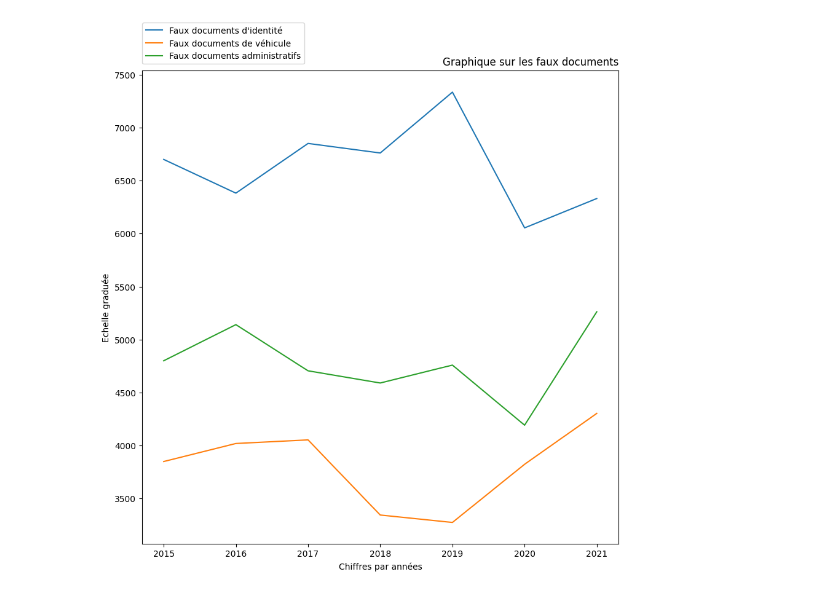
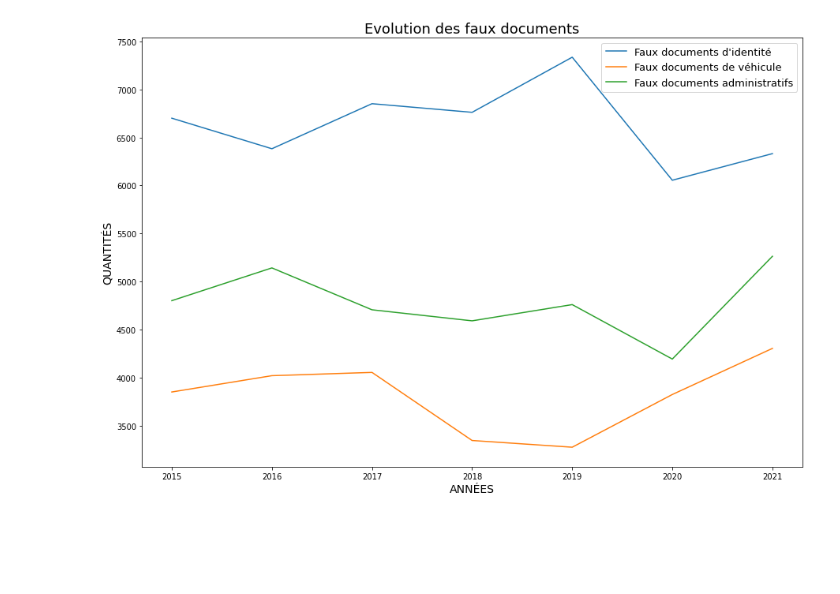
Before and after one commit to SandRatiaray/openData, a Jupyter notebook: faux_documents.ipynb, the cells around one changed output. Drawn from its saved outputs; the diff is of its cells as text; code cells hidden in the pictures; blank space fills up the shorter version.

```diff
--- a/faux_documents.ipynb
+++ b/faux_documents.ipynb
@@ -75,20 +75,20 @@ values_81 = [df_81_2021.sum(), df_81_2020.sum(), df_81_2019.sum(), df_81_2018.su
 values_82 = [df_82_2021.sum(), df_82_2020.sum(), df_82_2019.sum(), df_82_2018.sum(), df_82_2017.sum(), df_82_2016.sum(), df_82_2015.sum()]
 other = dfObj['Label']
 # %%
-plt.figure(figsize = (10, 10))
+#plt.figure(figsize = (10, 10))
 
 plt.plot(labels, values_80, label = dfObj['Label'][0])
 plt.plot(labels, values_81, label = dfObj['Label'][1])
 plt.plot(labels, values_82, label = dfObj['Label'][2])
 
-plt.title('Graphique sur les faux documents', loc = 'right')
-plt.xlabel('Chiffres par années')
-plt.ylabel('Echelle graduée')
-plt.legend(bbox_to_anchor = (0.35, 1.11))
+plt.title('Evolution des faux documents', fontsize=18)
+plt.xlabel('ANNÉES', fontsize=14)
+plt.ylabel('QUANTITÉS', fontsize=14)
+plt.legend(fontsize=13)
 
 plt.show()
 # %% [output]
-[figure, old version]
+[figure, new version]
 # %%
 dfNewObj = pd.DataFrame(columns = ['Label', 'Datas'])
 # %%
```
Also changed, not shown: parts of 1 cell of this notebook, 4 other files.
